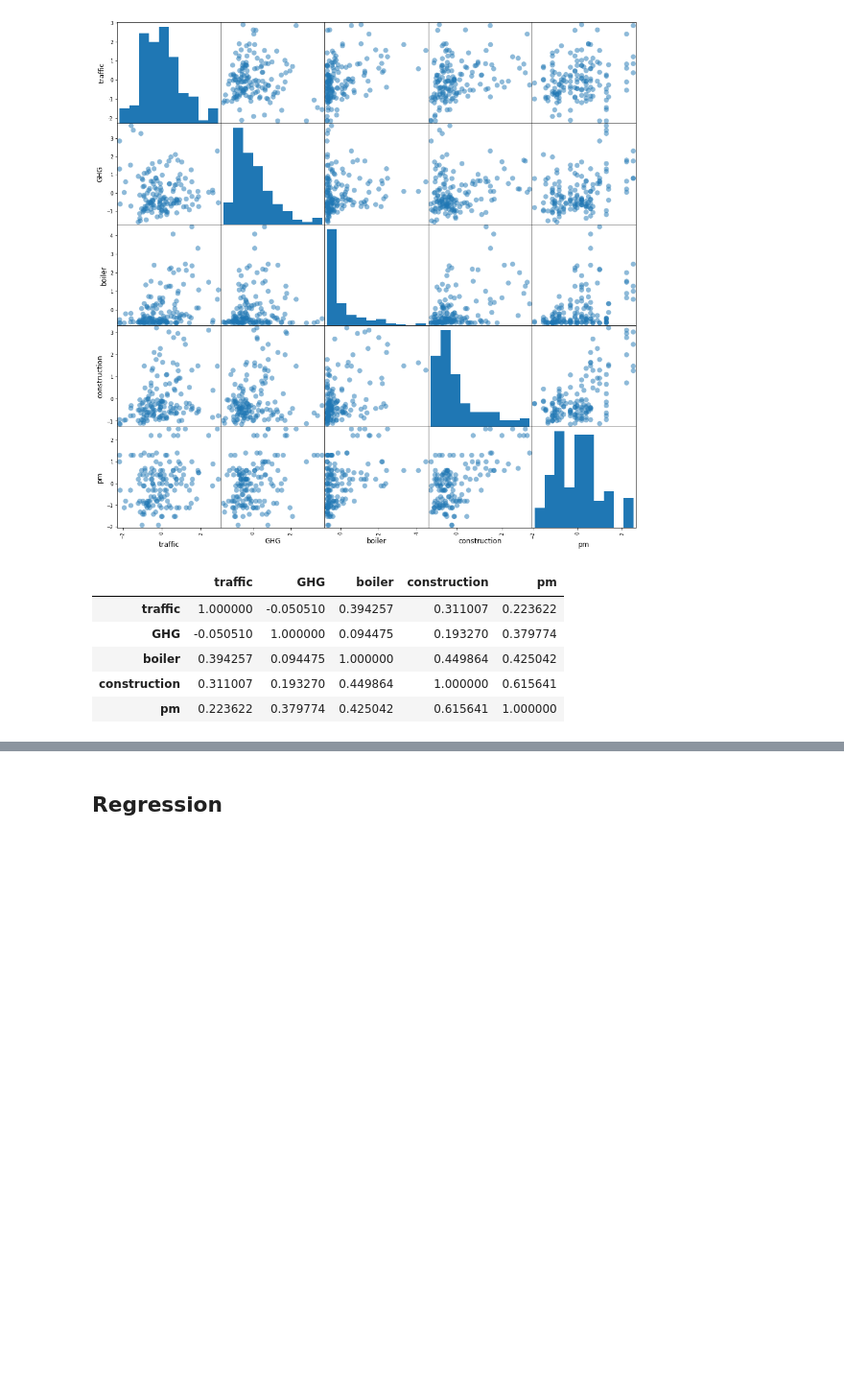
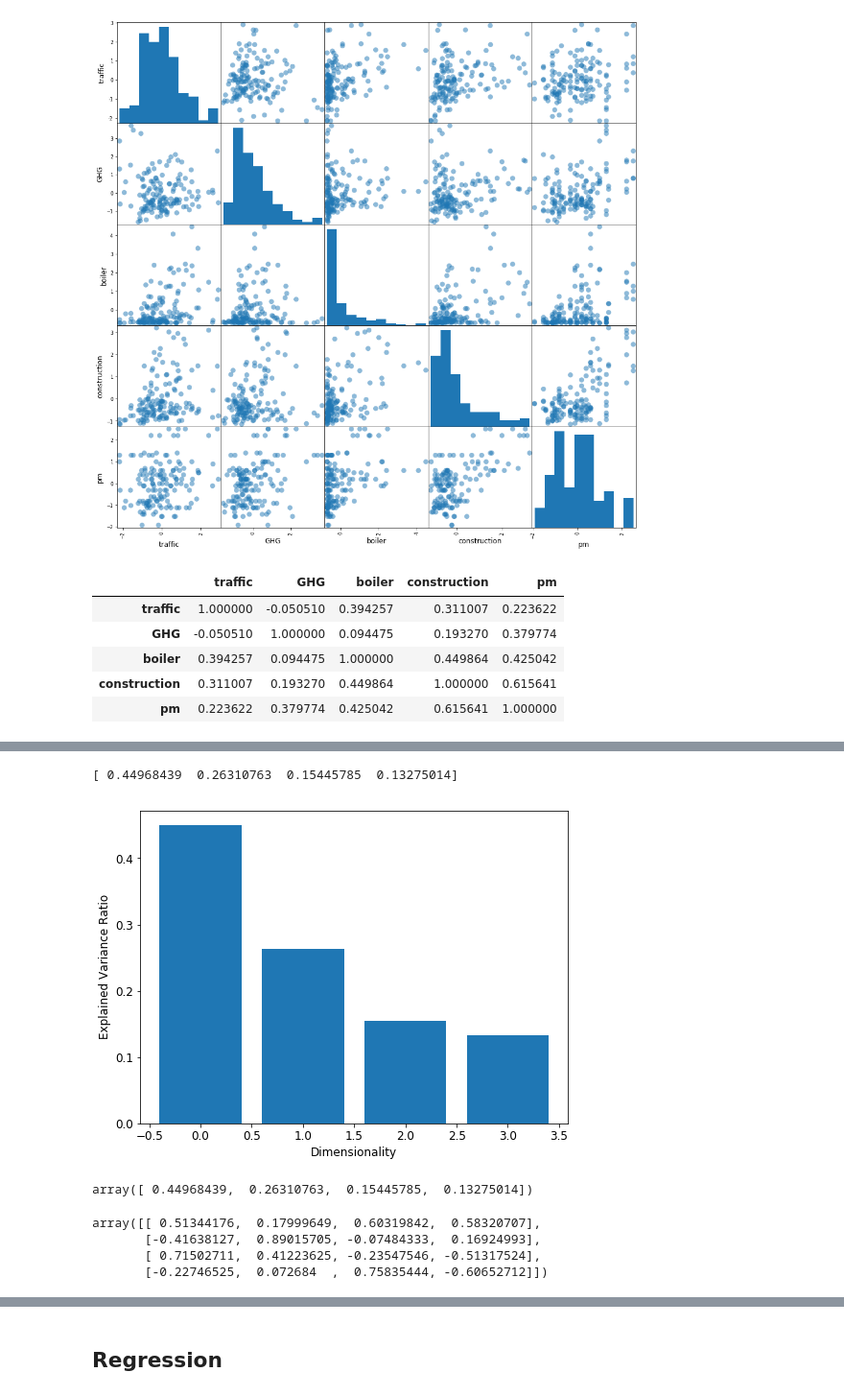
Before and after one commit to lingyielia/Civic, a Jupyter notebook: final_project/4-regression.ipynb, the cells around one changed output, grey strips where cells are left out. Shown at 96% size. Drawn from its saved outputs; the diff is of its cells as text; code cells hidden in the pictures; blank space fills up the shorter version.

```diff
--- a/final_project/4-regression.ipynb
+++ b/final_project/4-regression.ipynb
@@ -281,0 +295,3 @@ df.iloc[:, 1:-1].corr()
+# %%
+data1 = df.iloc[:, 1:-2]
+data1.head()
@@ -281,0 +305,25 @@ df.iloc[:, 1:-1].corr()
+# %%
+n=4
+pca = PCA(n)
+Xproj = pca.fit_transform(data1)
+eigenvalues = pca.explained_variance_ratio_
+print (pca.explained_variance_ratio_)
+plt.figure(2, figsize=(8, 6))
+plt.bar(np.arange(n), eigenvalues);
+plt.xlabel("Dimensionality")
+plt.ylabel("Explained Variance Ratio")
+plt.show()
+# %% [output]
+[ 0.44968439  0.26310763  0.15445785  0.13275014]
+[figure, added]
+# %%
+pca.explained_variance_ratio_
+# %% [output]
+array([ 0.44968439,  0.26310763,  0.15445785,  0.13275014])
+# %%
+pca.components_
+# %% [output]
+array([[ 0.51344176,  0.17999649,  0.60319842,  0.58320707],
+       [-0.41638127,  0.89015705, -0.07484333,  0.16924993],
+       [ 0.71502711,  0.41223625, -0.23547546, -0.51317524],
+       [-0.22746525,  0.072684  ,  0.75835444, -0.60652712]])
```
Also changed, not shown: parts of 20 cells of this notebook.
